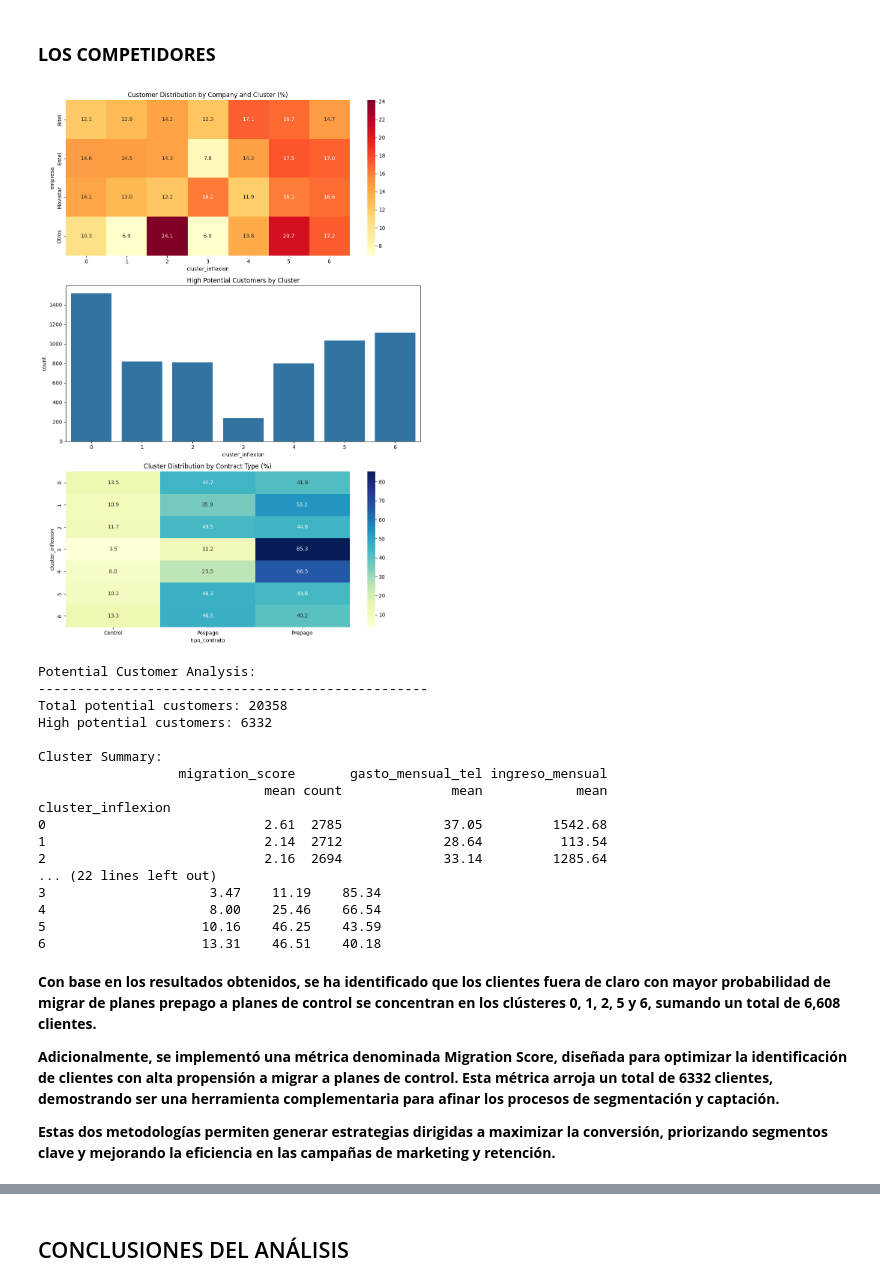
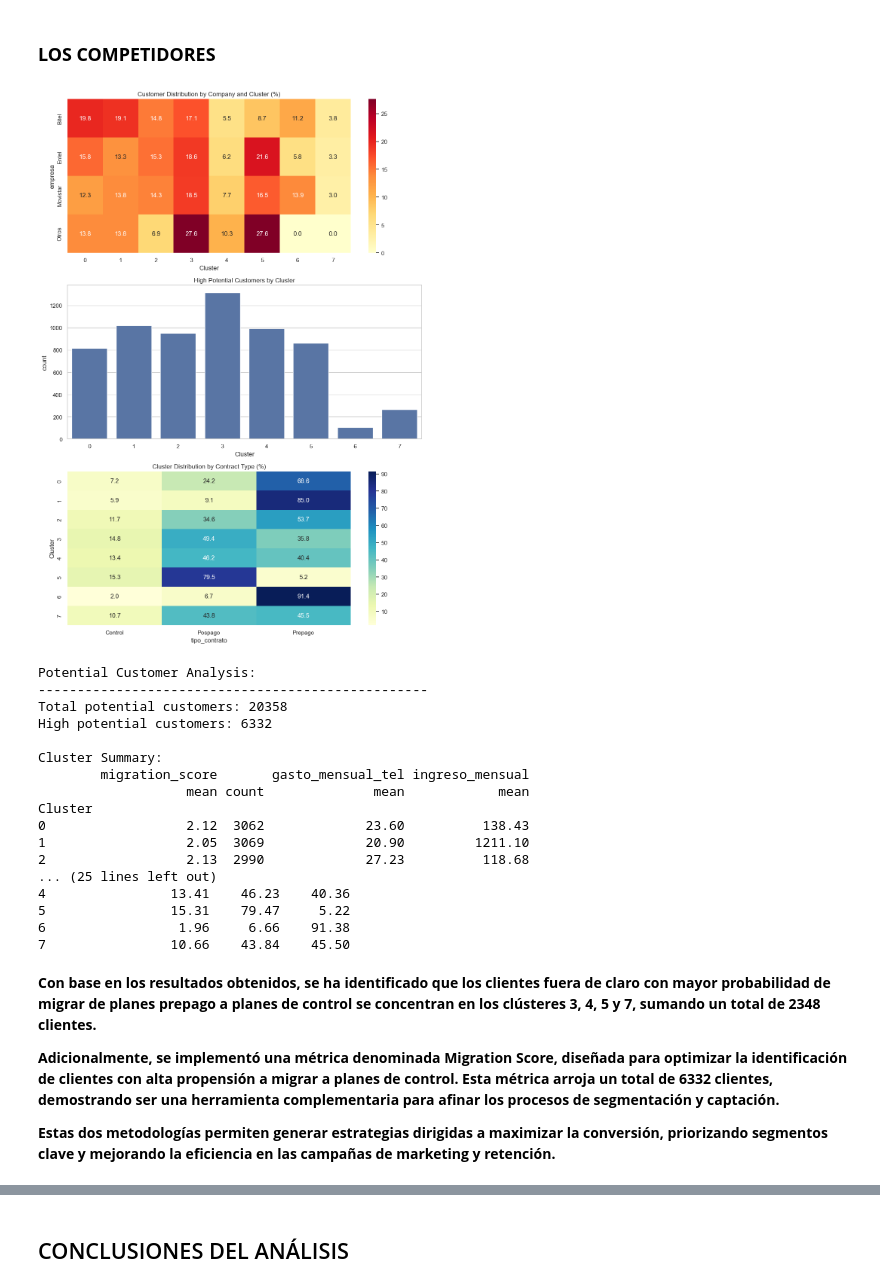
Before and after one commit to Luivelo/Final-TEE, a Jupyter notebook: Final_TEE.ipynb, the cells around one changed output, grey strips where cells are left out. Saved outputs shown, nothing was run; the diff lists cells and outputs as text; code cells hidden in the pictures.

```diff
--- a/Final_TEE.ipynb
+++ b/Final_TEE.ipynb
@@ -257,9 +306,6 @@ results = analisis_clustering(data)
 [figure]
 [figure]
 [figure]
-# %%
-clusters_inflexion = results['clusters_inflexion']
-clusters_silhouette = results['clusters_silhouette']
 # %%
 def visualizar_kmeans_7clusters_completo(data):
     """
@@ -393,5 +405,5 @@ Name: count, dtype: int64
 # %%
-data_potencial = data_con_clusters.copy()
+data_potencial = clusters_inflexion.copy()
 data_potencial['empresa'] = data_potencial['empresa'].map({1: 'Movistar', 2: 'Claro', 3: 'Entel', 4: 'Bitel', 5: 'Otros'})
 # %% [markdown]
 ### - Mostrar gráficamente o mediante tablas el número potencial de clientes migrables a planes Control de Claro (20 puntos)
@@ -428,7 +440,7 @@ def analyze_migration_potential(data):
     ax2 = fig.add_subplot(gs[0, 0])
     company_dist = pd.crosstab(
         potential_customers['empresa'],
-        potential_customers['cluster_inflexion'],
+        potential_customers['Cluster'],
         normalize='index'
     ) * 100
     sns.heatmap(company_dist, annot=True, fmt='.1f', cmap='YlOrRd', ax=ax2)
@@ -437,13 +449,13 @@ def analyze_migration_potential(data):
     # 4. High potential customers
     ax4 = fig.add_subplot(gs[1, 0])
     high_potential = potential_customers[potential_customers['migration_score'] >= 3]
-    sns.countplot(data=high_potential, x='cluster_inflexion', ax=ax4)
+    sns.countplot(data=high_potential, x='Cluster', ax=ax4)
     ax4.set_title('High Potential Customers by Cluster')
 
     # 5. Cluster and Contract Type Cross-tabulation
     ax5 = fig.add_subplot(gs[2, 0])
     cluster_contract_crosstab = pd.crosstab(
-        potential_customers['cluster_inflexion'],
+        potential_customers['Cluster'],
         potential_customers['tipo_contrato'],
         normalize='index'
     ) * 100
@@ -460,7 +472,7 @@ def analyze_migration_potential(data):
     print(f"High potential customers: {len(high_potential)}")
 
     # Cluster analysis
-    cluster_summary = potential_customers.groupby('cluster_inflexion').agg({
+    cluster_summary = potential_customers.groupby('Cluster').agg({
         'migration_score': ['mean', 'count'],
         'gasto_mensual_tel': 'mean',
         'ingreso_mensual': 'mean'
@@ -472,21 +484,21 @@ def analyze_migration_potential(data):
     # Cluster and Contract Type Cross-tabulation
     print("\nCluster and Contract Type Cross-tabulation:")
     cluster_contract_counts = pd.crosstab(
-        potential_customers['cluster_inflexion'],
+        potential_customers['Cluster'],
         potential_customers['tipo_contrato']
     )
     print(cluster_contract_counts)
 
     # Percentage Distribution
     cluster_contract_percent = pd.crosstab(
-        potential_customers['cluster_inflexion'],
+        potential_customers['Cluster'],
         potential_customers['tipo_contrato'],
         normalize='index'
     ) * 100
     print("\nCluster and Contract Type Percentage Distribution:")
     print(cluster_contract_percent.round(2))
 
-    return potential_customers[['empresa', 'cluster_inflexion', 'migration_score', 'nse', 'tipo_contrato']]
+    return potential_customers[['empresa', 'Cluster', 'migration_score', 'nse', 'tipo_contrato']]
 
 # Execute analysis
 results = analyze_migration_potential(data_potencial)
@@ -518,10 +530,6 @@ cluster_inflexion
 # %% [markdown]
 ### **LOS COMPETIDORES**
 # %%
-import pandas as pd
-import matplotlib.pyplot as plt
-import seaborn as sns
-
 def analyze_migration_potential(data):
     """Analyze potential customers for migration to Claro"""
 
@@ -548,7 +556,7 @@ def analyze_migration_potential(data):
     ax2 = fig.add_subplot(gs[0, 0])
     company_dist = pd.crosstab(
         potential_customers['empresa'],
-        potential_customers['cluster_inflexion'],
+        potential_customers['Cluster'],
         normalize='index'
     ) * 100
     sns.heatmap(company_dist, annot=True, fmt='.1f', cmap='YlOrRd', ax=ax2)
@@ -557,13 +565,13 @@ def analyze_migration_potential(data):
     # 4. High potential customers
     ax4 = fig.add_subplot(gs[1, 0])
     high_potential = potential_customers[potential_customers['migration_score'] >= 3]
-    sns.countplot(data=high_potential, x='cluster_inflexion', ax=ax4)
+    sns.countplot(data=high_potential, x='Cluster', ax=ax4)
     ax4.set_title('High Potential Customers by Cluster')
 
     # 5. Cluster and Contract Type Cross-tabulation
     ax5 = fig.add_subplot(gs[2, 0])
     cluster_contract_crosstab = pd.crosstab(
-        potential_customers['cluster_inflexion'],
+        potential_customers['Cluster'],
         potential_customers['tipo_contrato'],
         normalize='index'
     ) * 100
@@ -580,57 +588,57 @@ def analyze_migration_potential(data):
     print(f"High potential customers: {len(high_potential)}")
 
     # Cluster analysis
-    cluster_summary = potential_customers.groupby('cluster_inflexion').agg({
+    cluster_summary = potential_customers.groupby('Cluster').agg({
         'migration_score': ['mean', 'count'],
         'gasto_mensual_tel': 'mean',
         'ingreso_mensual': 'mean'
     }).round(2)
 
     print("\nCluster Summary:")
     print(cluster_summary)
 
     # Cluster and Contract Type Cross-tabulation
     print("\nCluster and Contract Type Cross-tabulation:")
     cluster_contract_counts = pd.crosstab(
-        potential_customers['cluster_inflexion'],
+        potential_customers['Cluster'],
         potential_customers['tipo_contrato']
     )
     print(cluster_contract_counts)
 
     # Percentage Distribution
     cluster_contract_percent = pd.crosstab(
-        potential_customers['cluster_inflexion'],
+        potential_customers['Cluster'],
         potential_customers['tipo_contrato'],
         normalize='index'
     ) * 100
     print("\nCluster and Contract Type Percentage Distribution:")
     print(cluster_contract_percent.round(2))
 
-    return potential_customers[['empresa', 'cluster_inflexion', 'migration_score', 'nse', 'tipo_contrato']]
+    return potential_customers[['empresa', 'Cluster', 'migration_score', 'nse', 'tipo_contrato']]
 
 # Execute analysis
 results = analyze_migration_potential(data_potencial)
 # %% [output]
-[figure, old version]
+[figure, new version]
 Potential Customer Analysis:
 --------------------------------------------------
 Total potential customers: 20358
 High potential customers: 6332
 
 Cluster Summary:
-                  migration_score       gasto_mensual_tel ingreso_mensual
-                             mean count              mean            mean
-cluster_inflexion
-0                            2.61  2785             37.05         1542.68
-1                            2.14  2712             28.64          113.54
-2                            2.16  2694             33.14         1285.64
-... (22 lines left out)
-3                     3.47    11.19    85.34
-4                     8.00    25.46    66.54
-5                    10.16    46.25    43.59
-6                    13.31    46.51    40.18
+        migration_score       gasto_mensual_tel ingreso_mensual
+                   mean count              mean            mean
+Cluster
+0                  2.12  3062             23.60          138.43
+1                  2.05  3069             20.90         1211.10
+2                  2.13  2990             27.23          118.68
+... (25 lines left out)
+4                13.41    46.23    40.36
+5                15.31    79.47     5.22
+6                 1.96     6.66    91.38
+7                10.66    43.84    45.50
 # %% [markdown]
-**Con base en los resultados obtenidos, se ha identificado que los clientes fuera de claro con mayor probabilidad de migrar de planes prepago a planes de control se concentran en los clústeres 0, 1, 2, 5 y 6, sumando un total de 6,608 clientes.**
+**Con base en los resultados obtenidos, se ha identificado que los clientes fuera de claro con mayor probabilidad de migrar de planes prepago a planes de control se concentran en los clústeres 3, 4, 5 y 7, sumando un total de 2348 clientes.**
 
 **Adicionalmente, se implementó una métrica denominada Migration Score, diseñada para optimizar la identificación de clientes con alta propensión a migrar a planes de control. Esta métrica arroja un total de 6332 clientes, demostrando ser una herramienta complementaria para afinar los procesos de segmentación y captación.**
 
```
Also changed, not shown: parts of 10 cells of this notebook.
